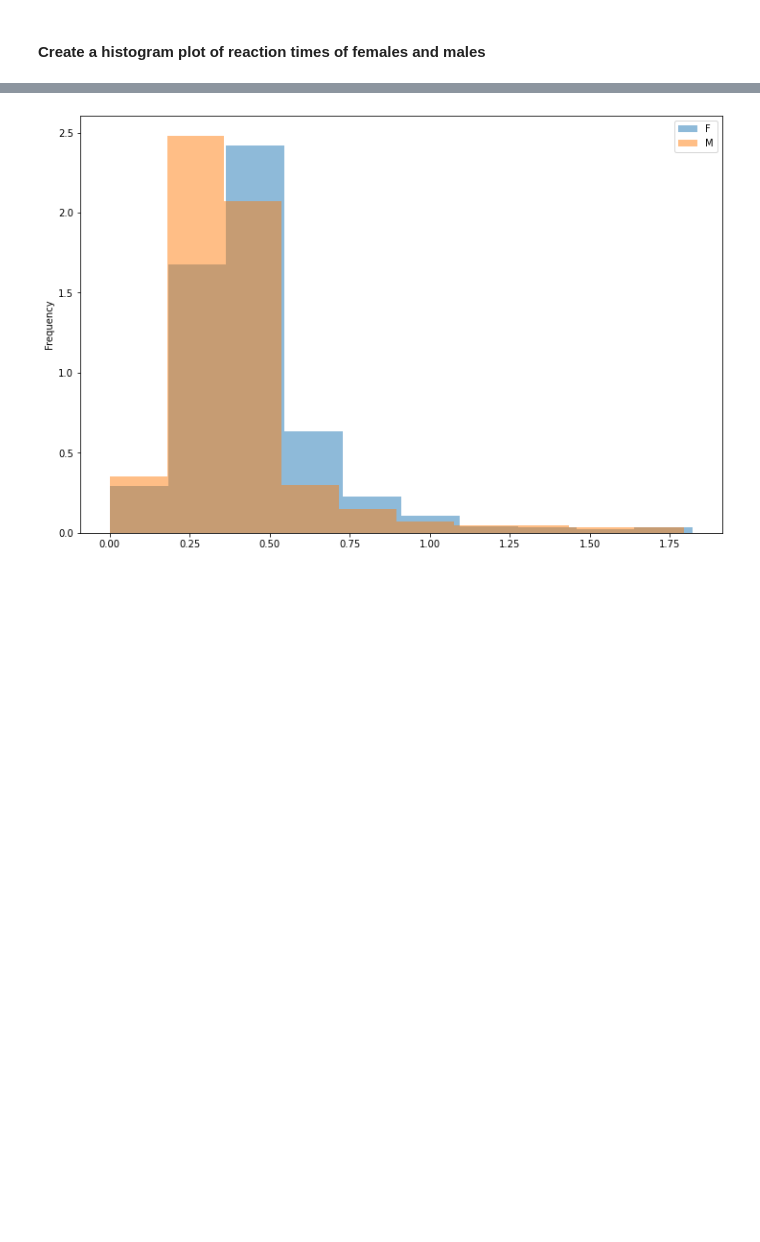
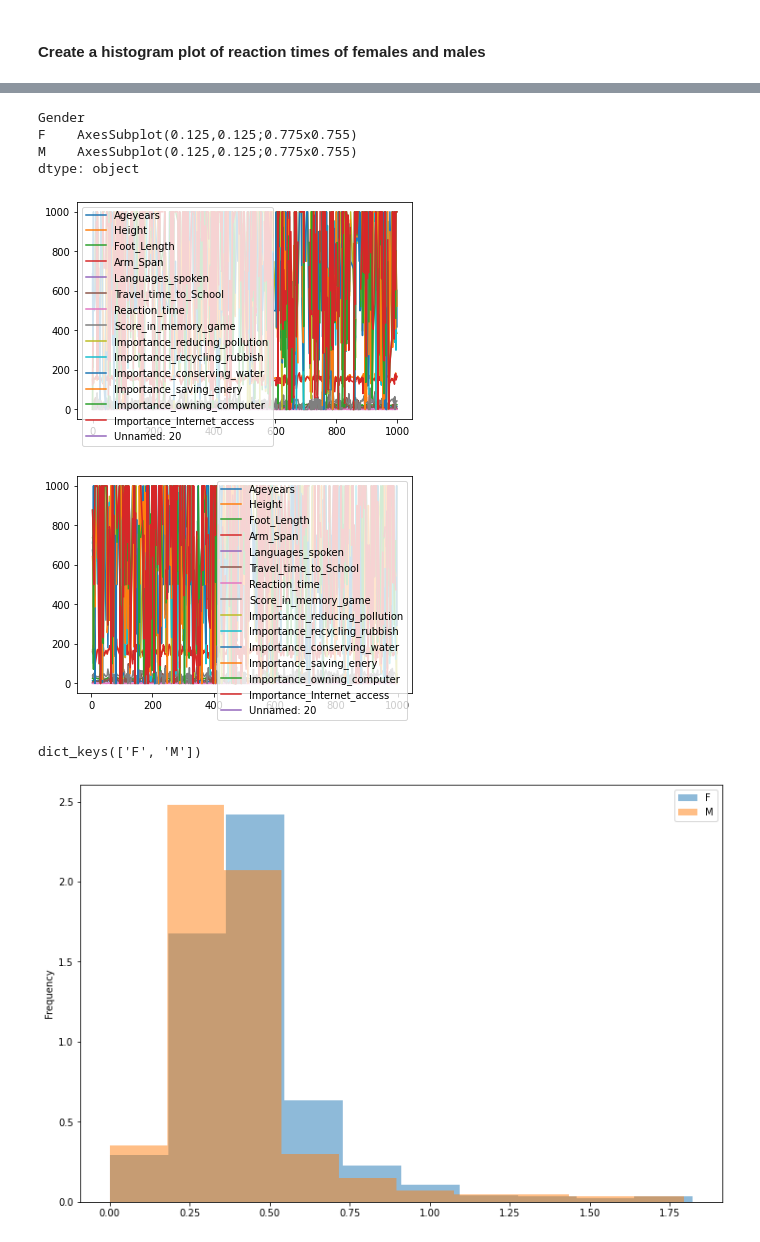
Before and after one commit to awicenec/MathClass, a Jupyter notebook: SchoolKids.ipynb, the cells around one changed output, grey strips where cells are left out. Saved outputs shown, nothing was run; the diff lists cells and outputs as text; code cells hidden in the pictures; blank space fills up the shorter version.

```diff
--- a/SchoolKids.ipynb
+++ b/SchoolKids.ipynb
@@ -61,3 +155,12 @@ Index(['Country', 'Region', 'Gender', 'Ageyears', 'Handed', 'Height',
+# %%
+df.groupby('Gender').plot()
+# %% [output]
+Gender
+F    AxesSubplot(0.125,0.125;0.775x0.755)
+M    AxesSubplot(0.125,0.125;0.775x0.755)
+dtype: object
+[figure, added]
+[figure, added]
 # %%
 # Some global settings used a lot below
 GROUPBY = ['Gender']   # dataset will be grouped by these columns
@@ -67,6 +170,10 @@ Y_TITLE = GROUPBY                # the title for the y-axis
 SCALED = True                    # normalized histograms or not
 # %%
 df_G = df.groupby(GROUPBY)       # perform the grouping
+# %%
+df_G.groups.keys()
+# %% [output]
+dict_keys(['F', 'M'])
 # %%
 # This is pretty powerful: it plots the histograms for all groups using a single command. The rest of the keywords are just to tidy things up a bit.
 
```
Also changed, not shown: parts of 38 cells of this notebook.
